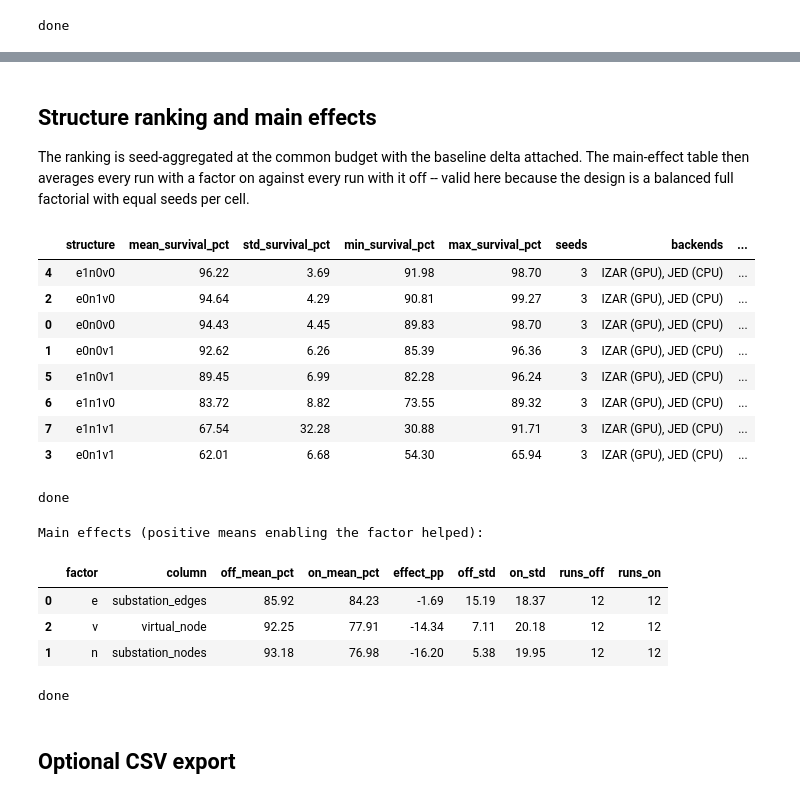
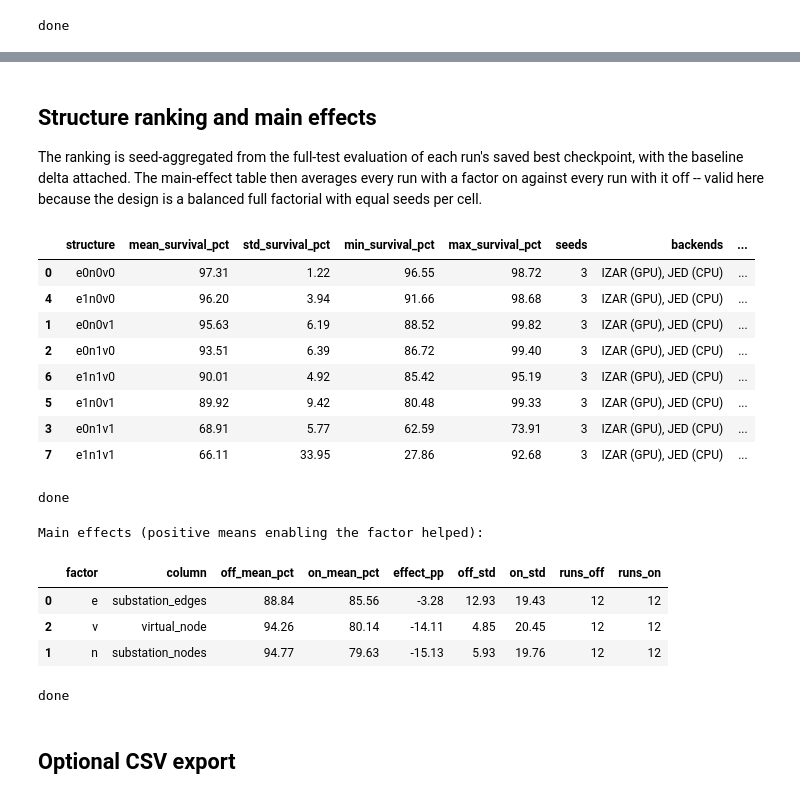
Before and after one commit to corentinplumet/RL_Marl2grid, a Jupyter notebook: Topology_Task/analysis/metrics/notebooks/episodic_survival/gnn_s2_bus_structure_summary.ipynb, the cells around one changed output, grey strips where cells are left out. Saved outputs shown, nothing was run; the diff lists cells and outputs as text; code cells hidden in the pictures.

```diff
--- a/Topology_Task/analysis/metrics/notebooks/episodic_survival/gnn_s2_bus_structure_summary.ipynb
+++ b/Topology_Task/analysis/metrics/notebooks/episodic_survival/gnn_s2_bus_structure_summary.ipynb
@@ -78,6 +84,12 @@ SMOOTH_WINDOW = 5
 HEATMAP_LAST_N_TEST_EVALS = 7
 TARGET_BUDGET_STEPS = 15_000_000
 COMPARISON_BUDGET_STEPS = None
+
+# Reported endpoint: the deterministic full-test evaluation of each run's
+# saved best_test_ checkpoint over the complete held-out split.
+FULL_TEST_EVAL_DIR = wm.TASK_DIR / "outputs" / "full_test_eval"
+EXPECTED_FULL_TEST_EPISODES = 201
+ENDPOINT_VALUE_COLUMN = "best_eval_survival_pct"
 
 S2_DIR = (
     wm.TASK_DIR / "configs" / "gnn_graph_screening" / "stage2_structure"
@@ -100,6 +112,7 @@ V_ORDER = ["v0", "v1"]
 STRUCTURE_ORDER = [f"{en}{v}" for en in EN_ORDER for v in V_ORDER]
 
 print("config folder:", S2_DIR)
+print("full-test results:", FULL_TEST_EVAL_DIR)
 print("baseline structure:", BASELINE_STRUCTURE)
 print("structure order:", STRUCTURE_ORDER)
 print("done")
@@ -1429,22 +1570,22 @@ done
 # %% [markdown]
 ## Structure ranking and main effects
 
-The ranking is seed-aggregated at the common budget with the baseline delta
-attached. The main-effect table then averages every run with a factor on
+The ranking is seed-aggregated from the full-test evaluation of each run's
+saved best checkpoint, with the baseline delta attached. The main-effect table then averages every run with a factor on
 against every run with it off -- valid here because the design is a balanced
 full factorial with equal seeds per cell.
 # %%
 valid_endpoint_df = endpoint_df.dropna(
-    subset=["comparison_survival_pct"]
+    subset=[ENDPOINT_VALUE_COLUMN]
 ).copy()
 
 ranking = (
     valid_endpoint_df.groupby("structure", as_index=False)
     .agg(
-        mean_survival_pct=("comparison_survival_pct", "mean"),
-        std_survival_pct=("comparison_survival_pct", "std"),
-        min_survival_pct=("comparison_survival_pct", "min"),
-        max_survival_pct=("comparison_survival_pct", "max"),
+        mean_survival_pct=(ENDPOINT_VALUE_COLUMN, "mean"),
+        std_survival_pct=(ENDPOINT_VALUE_COLUMN, "std"),
+        min_survival_pct=(ENDPOINT_VALUE_COLUMN, "min"),
+        max_survival_pct=(ENDPOINT_VALUE_COLUMN, "max"),
         seeds=("seed", "nunique"),
         backends=("compute_backend", lambda x: ", ".join(sorted(set(x)))),
     )
@@ -1455,42 +1596,42 @@ baseline_mask = ranking["structure"].eq(BASELINE_STRUCTURE)
 if not baseline_mask.any():
     raise ValueError("The baseline structure is missing from the ranking.")
 baseline_mean = float(ranking.loc[baseline_mask, "mean_survival_pct"].iloc[0])
 ranking["mean_minus_baseline"] = ranking["mean_survival_pct"] - baseline_mean
 
 display(ranking.round(2))
 
 rank_plot = px.bar(
     ranking.sort_values("mean_minus_baseline"),
     x="mean_minus_baseline",
     y="structure",
     orientation="h",
     color="mean_minus_baseline",
     color_continuous_scale="RdBu",
     color_continuous_midpoint=0.0,
     hover_data=["mean_survival_pct", "std_survival_pct", "seeds"],
     title=(
-        f"Survival at the {comparison_budget / 1_000_000:.3f}M-step budget, "
+        "Full-test survival of each run's best checkpoint, "
         f"relative to {BASELINE_STRUCTURE}"
     ),
     labels={
         "mean_minus_baseline": "Difference from baseline (pp)",
         "structure": "Structure",
     },
     height=480,
 )
 rank_plot.add_vline(x=0.0, line_dash="dot")
 rank_plot.show()
 print("done")
 # %% [output]
 |  | structure | mean_survival_pct | std_survival_pct | min_survival_pct | max_survival_pct | seeds | backends | ... |
-| 4 | e1n0v0 | 96.22 | 3.69 | 91.98 | 98.70 | 3 | IZAR (GPU), JED (CPU) | ... |
-| 2 | e0n1v0 | 94.64 | 4.29 | 90.81 | 99.27 | 3 | IZAR (GPU), JED (CPU) | ... |
-| 0 | e0n0v0 | 94.43 | 4.45 | 89.83 | 98.70 | 3 | IZAR (GPU), JED (CPU) | ... |
-| 1 | e0n0v1 | 92.62 | 6.26 | 85.39 | 96.36 | 3 | IZAR (GPU), JED (CPU) | ... |
-| 5 | e1n0v1 | 89.45 | 6.99 | 82.28 | 96.24 | 3 | IZAR (GPU), JED (CPU) | ... |
-| 6 | e1n1v0 | 83.72 | 8.82 | 73.55 | 89.32 | 3 | IZAR (GPU), JED (CPU) | ... |
-| 7 | e1n1v1 | 67.54 | 32.28 | 30.88 | 91.71 | 3 | IZAR (GPU), JED (CPU) | ... |
-| 3 | e0n1v1 | 62.01 | 6.68 | 54.30 | 65.94 | 3 | IZAR (GPU), JED (CPU) | ... |
+| 0 | e0n0v0 | 97.31 | 1.22 | 96.55 | 98.72 | 3 | IZAR (GPU), JED (CPU) | ... |
+| 4 | e1n0v0 | 96.20 | 3.94 | 91.66 | 98.68 | 3 | IZAR (GPU), JED (CPU) | ... |
+| 1 | e0n0v1 | 95.63 | 6.19 | 88.52 | 99.82 | 3 | IZAR (GPU), JED (CPU) | ... |
+| 2 | e0n1v0 | 93.51 | 6.39 | 86.72 | 99.40 | 3 | IZAR (GPU), JED (CPU) | ... |
+| 6 | e1n1v0 | 90.01 | 4.92 | 85.42 | 95.19 | 3 | IZAR (GPU), JED (CPU) | ... |
+| 5 | e1n0v1 | 89.92 | 9.42 | 80.48 | 99.33 | 3 | IZAR (GPU), JED (CPU) | ... |
+| 3 | e0n1v1 | 68.91 | 5.77 | 62.59 | 73.91 | 3 | IZAR (GPU), JED (CPU) | ... |
+| 7 | e1n1v1 | 66.11 | 33.95 | 27.86 | 92.68 | 3 | IZAR (GPU), JED (CPU) | ... |
 done
 # %%
 main_effect_rows = []
@@ -1500,8 +1641,8 @@ for code_key, (column, off_label, on_label) in STRUCTURE_FACTORS.items():
     if off.empty or on.empty:
         print(f"Skipping factor {code_key}: one level has no completed runs.")
         continue
-    off_mean = float(off["comparison_survival_pct"].mean())
-    on_mean = float(on["comparison_survival_pct"].mean())
+    off_mean = float(off[ENDPOINT_VALUE_COLUMN].mean())
+    on_mean = float(on[ENDPOINT_VALUE_COLUMN].mean())
     main_effect_rows.append(
         {
             "factor": code_key,
@@ -1509,8 +1650,8 @@ for code_key, (column, off_label, on_label) in STRUCTURE_FACTORS.items():
             "off_mean_pct": off_mean,
             "on_mean_pct": on_mean,
             "effect_pp": on_mean - off_mean,
-            "off_std": float(off["comparison_survival_pct"].std()),
-            "on_std": float(on["comparison_survival_pct"].std()),
+            "off_std": float(off[ENDPOINT_VALUE_COLUMN].std()),
+            "on_std": float(on[ENDPOINT_VALUE_COLUMN].std()),
             "runs_off": int(off["run_name"].nunique()),
             "runs_on": int(on["run_name"].nunique()),
         }
@@ -1525,9 +1666,9 @@ print("done")
 # %% [output]
 Main effects (positive means enabling the factor helped):
 |  | factor | column | off_mean_pct | on_mean_pct | effect_pp | off_std | on_std | runs_off | runs_on |
-| 0 | e | substation_edges | 85.92 | 84.23 | -1.69 | 15.19 | 18.37 | 12 | 12 |
-| 2 | v | virtual_node | 92.25 | 77.91 | -14.34 | 7.11 | 20.18 | 12 | 12 |
-| 1 | n | substation_nodes | 93.18 | 76.98 | -16.20 | 5.38 | 19.95 | 12 | 12 |
+| 0 | e | substation_edges | 88.84 | 85.56 | -3.28 | 12.93 | 19.43 | 12 | 12 |
+| 2 | v | virtual_node | 94.26 | 80.14 | -14.11 | 4.85 | 20.45 | 12 | 12 |
+| 1 | n | substation_nodes | 94.77 | 79.63 | -15.13 | 5.93 | 19.76 | 12 | 12 |
 done
 # %% [markdown]
 ## Optional CSV export
```
Also changed, not shown: parts of 13 cells of this notebook, 6 other files.
